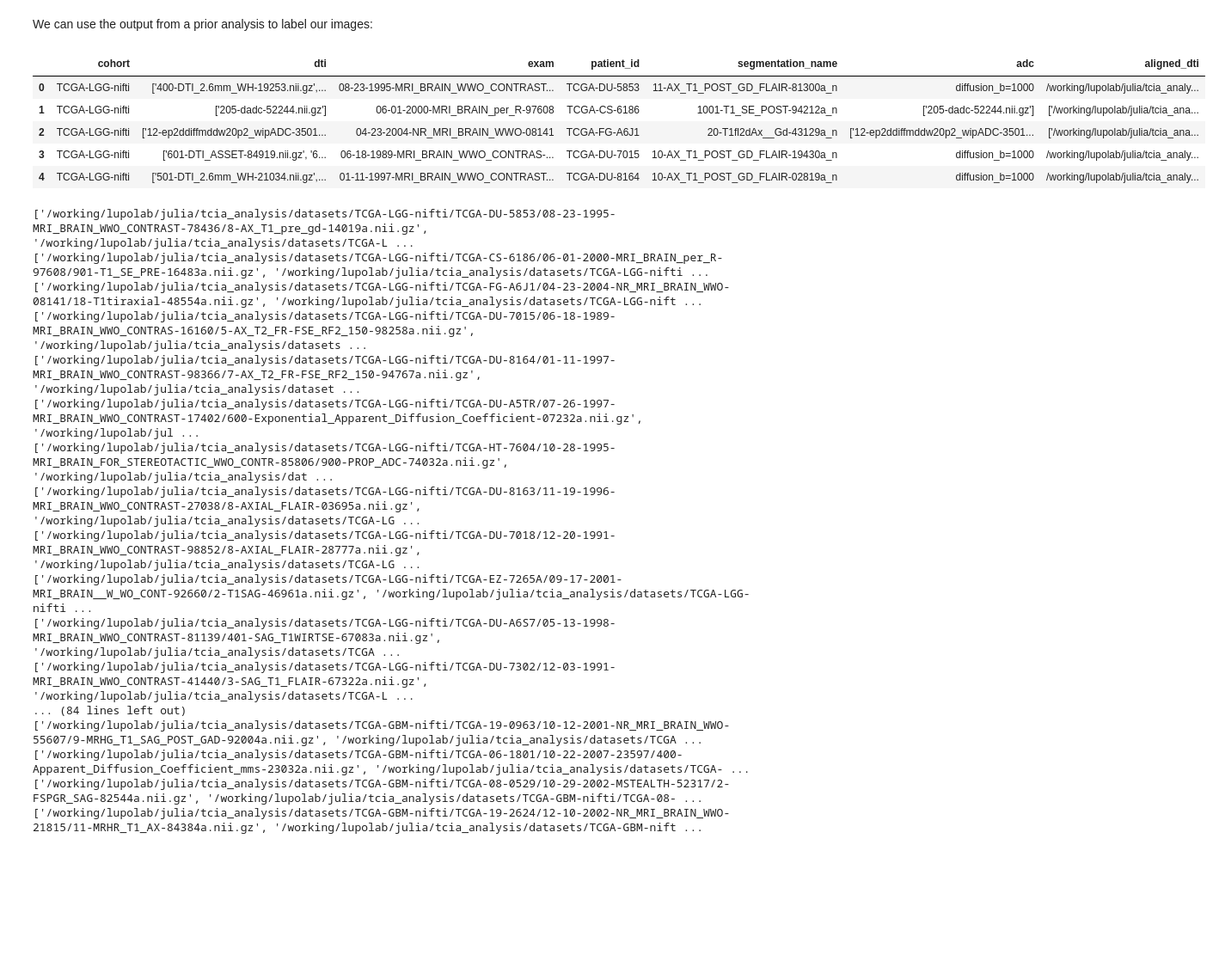
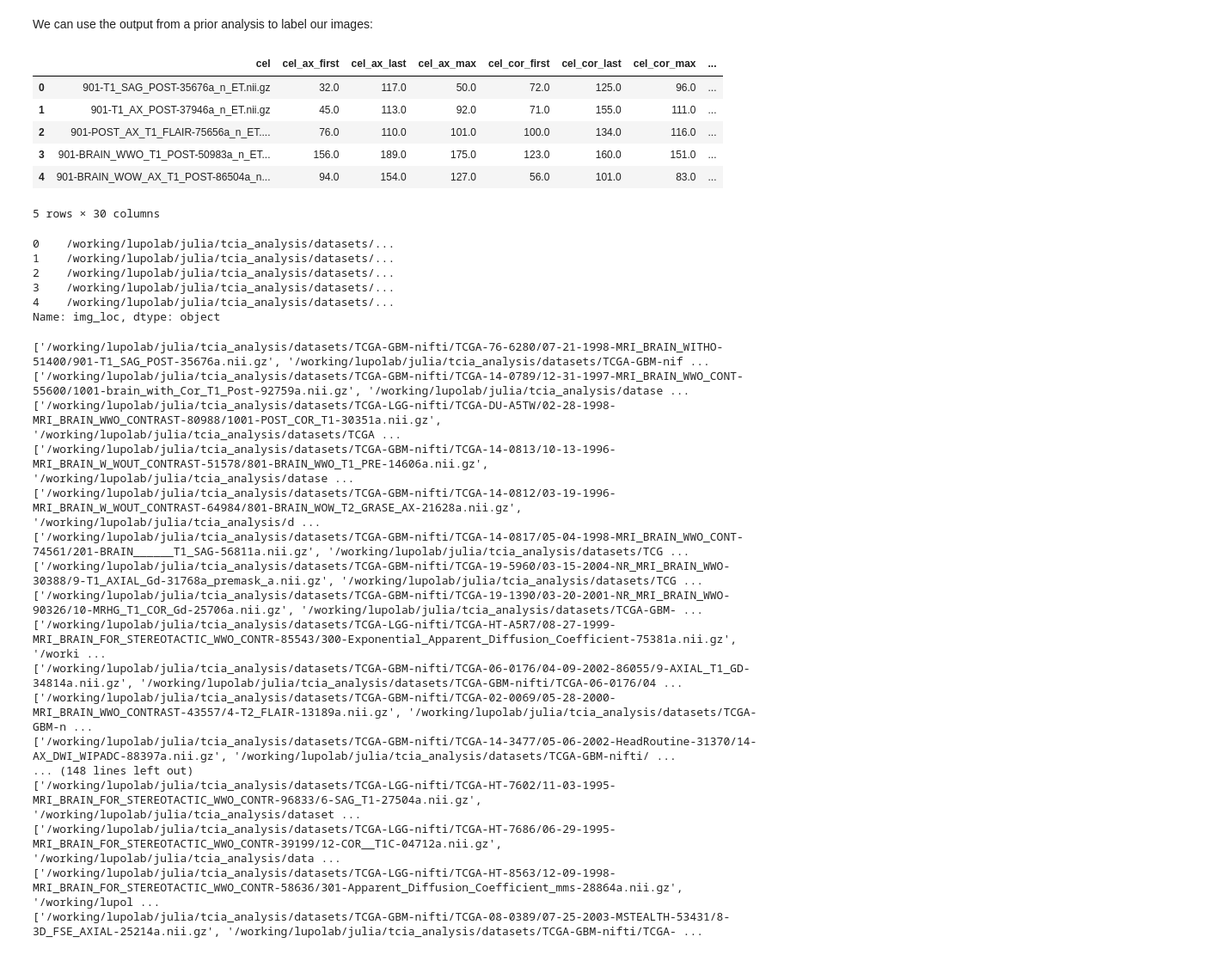
Before and after one commit to julclu/tcia_analysis, a Jupyter notebook: code/02_SkullStripCondensed.ipynb, the cells around one changed output. Shown at 86% size. Saved outputs shown, nothing was run; the diff lists cells and outputs as text; code cells hidden in the pictures; blank space fills up the shorter version.

```diff
--- a/code/02_SkullStripCondensed.ipynb
+++ b/code/02_SkullStripCondensed.ipynb
@@ -16,26 +16,33 @@ import pandas as pd
 # %% [markdown]
 We can use the output from a prior analysis to label our images:
 # %%
-PATH = Path('/working/lupolab/julia/tcia_analysis/')
+PATH = Path('/working/lupolab/julia/')
 # %%
-aligned_dti = pd.read_csv(Path(PATH, 'code', 'aligned_dti.csv'))
+tcia_for_who_subtype = pd.read_csv(Path(PATH, 'cnn_analysis/who_subtype/data/processed_csvs/qc_tcia1.csv'))
 # %%
-aligned_dti.head()
+tcia_for_who_subtype.head()
 # %% [output]
-|  | cohort | dti | exam | patient_id | segmentation_name | adc | aligned_dti |
-| 0 | TCGA-LGG-nifti | ['400-DTI_2.6mm_WH-19253.nii.gz',... | 08-23-1995-MRI_BRAIN_WWO_CONTRAST... | TCGA-DU-5853 | 11-AX_T1_POST_GD_FLAIR-81300a_n | diffusion_b=1000 | /working/lupolab/julia/tcia_analy... |
-| 1 | TCGA-LGG-nifti | ['205-dadc-52244.nii.gz'] | 06-01-2000-MRI_BRAIN_per_R-97608 | TCGA-CS-6186 | 1001-T1_SE_POST-94212a_n | ['205-dadc-52244.nii.gz'] | ['/working/lupolab/julia/tcia_ana... |
-| 2 | TCGA-LGG-nifti | ['12-ep2ddiffmddw20p2_wipADC-3501... | 04-23-2004-NR_MRI_BRAIN_WWO-08141 | TCGA-FG-A6J1 | 20-T1fl2dAx__Gd-43129a_n | ['12-ep2ddiffmddw20p2_wipADC-3501... | ['/working/lupolab/julia/tcia_ana... |
-| 3 | TCGA-LGG-nifti | ['601-DTI_ASSET-84919.nii.gz', '6... | 06-18-1989-MRI_BRAIN_WWO_CONTRAS-... | TCGA-DU-7015 | 10-AX_T1_POST_GD_FLAIR-19430a_n | diffusion_b=1000 | /working/lupolab/julia/tcia_analy... |
-| 4 | TCGA-LGG-nifti | ['501-DTI_2.6mm_WH-21034.nii.gz',... | 01-11-1997-MRI_BRAIN_WWO_CONTRAST... | TCGA-DU-8164 | 10-AX_T1_POST_GD_FLAIR-02819a_n | diffusion_b=1000 | /working/lupolab/julia/tcia_analy... |
+|  | cel | cel_ax_first | cel_ax_last | cel_ax_max | cel_cor_first | cel_cor_last | cel_cor_max | ... |
+| 0 | 901-T1_SAG_POST-35676a_n_ET.nii.gz | 32.0 | 117.0 | 50.0 | 72.0 | 125.0 | 96.0 | ... |
+| 1 | 901-T1_AX_POST-37946a_n_ET.nii.gz | 45.0 | 113.0 | 92.0 | 71.0 | 155.0 | 111.0 | ... |
+| 2 | 901-POST_AX_T1_FLAIR-75656a_n_ET.... | 76.0 | 110.0 | 101.0 | 100.0 | 134.0 | 116.0 | ... |
+| 3 | 901-BRAIN_WWO_T1_POST-50983a_n_ET... | 156.0 | 189.0 | 175.0 | 123.0 | 160.0 | 151.0 | ... |
+| 4 | 901-BRAIN_WOW_AX_T1_POST-86504a_n... | 94.0 | 154.0 | 127.0 | 56.0 | 101.0 | 83.0 | ... |
+5 rows × 30 columns
+# %%
+tcia_for_who_subtype.img_loc.head()
+# %% [output]
+0    /working/lupolab/julia/tcia_analysis/datasets/...
+1    /working/lupolab/julia/tcia_analysis/datasets/...
+2    /working/lupolab/julia/tcia_analysis/datasets/...
+3    /working/lupolab/julia/tcia_analysis/datasets/...
+4    /working/lupolab/julia/tcia_analysis/datasets/...
+Name: img_loc, dtype: object
 # %%
 commands_premask = []
 commands_skullstrip = []
-for idx, row in aligned_dti.iterrows():
-    cohort  = row['cohort']
-    patient = row['patient_id']
-    exam    = row['exam']
-    path_to_exam = Path(PATH, 'datasets', cohort, patient, exam)
+for idx, row in tcia_for_who_subtype.iterrows():
+    path_to_exam = row['img_loc']
 
     all_old_vols = glob.glob(str(path_to_exam)+'/*a.nii.gz')
     print(all_old_vols)
@@ -48,23 +55,23 @@ for idx, row in aligned_dti.iterrows():
         commands_premask.append(command_premask)
         commands_skullstrip.append(command_skullstrip)
 # %% [output]
-['/working/lupolab/julia/tcia_analysis/datasets/TCGA-LGG-nifti/TCGA-DU-5853/08-23-1995-MRI_BRAIN_WWO_CONTRAST-78436/8-AX_T1_pre_gd-14019a.nii.gz', '/working/lupolab/julia/tcia_analysis/datasets/TCGA-L ...
-['/working/lupolab/julia/tcia_analysis/datasets/TCGA-LGG-nifti/TCGA-CS-6186/06-01-2000-MRI_BRAIN_per_R-97608/901-T1_SE_PRE-16483a.nii.gz', '/working/lupolab/julia/tcia_analysis/datasets/TCGA-LGG-nifti ...
-['/working/lupolab/julia/tcia_analysis/datasets/TCGA-LGG-nifti/TCGA-FG-A6J1/04-23-2004-NR_MRI_BRAIN_WWO-08141/18-T1tiraxial-48554a.nii.gz', '/working/lupolab/julia/tcia_analysis/datasets/TCGA-LGG-nift ...
-['/working/lupolab/julia/tcia_analysis/datasets/TCGA-LGG-nifti/TCGA-DU-7015/06-18-1989-MRI_BRAIN_WWO_CONTRAS-16160/5-AX_T2_FR-FSE_RF2_150-98258a.nii.gz', '/working/lupolab/julia/tcia_analysis/datasets ...
-['/working/lupolab/julia/tcia_analysis/datasets/TCGA-LGG-nifti/TCGA-DU-8164/01-11-1997-MRI_BRAIN_WWO_CONTRAST-98366/7-AX_T2_FR-FSE_RF2_150-94767a.nii.gz', '/working/lupolab/julia/tcia_analysis/dataset ...
-['/working/lupolab/julia/tcia_analysis/datasets/TCGA-LGG-nifti/TCGA-DU-A5TR/07-26-1997-MRI_BRAIN_WWO_CONTRAST-17402/600-Exponential_Apparent_Diffusion_Coefficient-07232a.nii.gz', '/working/lupolab/jul ...
-['/working/lupolab/julia/tcia_analysis/datasets/TCGA-LGG-nifti/TCGA-HT-7604/10-28-1995-MRI_BRAIN_FOR_STEREOTACTIC_WWO_CONTR-85806/900-PROP_ADC-74032a.nii.gz', '/working/lupolab/julia/tcia_analysis/dat ...
-['/working/lupolab/julia/tcia_analysis/datasets/TCGA-LGG-nifti/TCGA-DU-8163/11-19-1996-MRI_BRAIN_WWO_CONTRAST-27038/8-AXIAL_FLAIR-03695a.nii.gz', '/working/lupolab/julia/tcia_analysis/datasets/TCGA-LG ...
-['/working/lupolab/julia/tcia_analysis/datasets/TCGA-LGG-nifti/TCGA-DU-7018/12-20-1991-MRI_BRAIN_WWO_CONTRAST-98852/8-AXIAL_FLAIR-28777a.nii.gz', '/working/lupolab/julia/tcia_analysis/datasets/TCGA-LG ...
-['/working/lupolab/julia/tcia_analysis/datasets/TCGA-LGG-nifti/TCGA-EZ-7265A/09-17-2001-MRI_BRAIN__W_WO_CONT-92660/2-T1SAG-46961a.nii.gz', '/working/lupolab/julia/tcia_analysis/datasets/TCGA-LGG-nifti ...
-['/working/lupolab/julia/tcia_analysis/datasets/TCGA-LGG-nifti/TCGA-DU-A6S7/05-13-1998-MRI_BRAIN_WWO_CONTRAST-81139/401-SAG_T1WIRTSE-67083a.nii.gz', '/working/lupolab/julia/tcia_analysis/datasets/TCGA ...
-['/working/lupolab/julia/tcia_analysis/datasets/TCGA-LGG-nifti/TCGA-DU-7302/12-03-1991-MRI_BRAIN_WWO_CONTRAST-41440/3-SAG_T1_FLAIR-67322a.nii.gz', '/working/lupolab/julia/tcia_analysis/datasets/TCGA-L ...
-... (84 lines left out)
-['/working/lupolab/julia/tcia_analysis/datasets/TCGA-GBM-nifti/TCGA-19-0963/10-12-2001-NR_MRI_BRAIN_WWO-55607/9-MRHG_T1_SAG_POST_GAD-92004a.nii.gz', '/working/lupolab/julia/tcia_analysis/datasets/TCGA ...
-['/working/lupolab/julia/tcia_analysis/datasets/TCGA-GBM-nifti/TCGA-06-1801/10-22-2007-23597/400-Apparent_Diffusion_Coefficient_mms-23032a.nii.gz', '/working/lupolab/julia/tcia_analysis/datasets/TCGA- ...
-['/working/lupolab/julia/tcia_analysis/datasets/TCGA-GBM-nifti/TCGA-08-0529/10-29-2002-MSTEALTH-52317/2-FSPGR_SAG-82544a.nii.gz', '/working/lupolab/julia/tcia_analysis/datasets/TCGA-GBM-nifti/TCGA-08- ...
-['/working/lupolab/julia/tcia_analysis/datasets/TCGA-GBM-nifti/TCGA-19-2624/12-10-2002-NR_MRI_BRAIN_WWO-21815/11-MRHR_T1_AX-84384a.nii.gz', '/working/lupolab/julia/tcia_analysis/datasets/TCGA-GBM-nift ...
+['/working/lupolab/julia/tcia_analysis/datasets/TCGA-GBM-nifti/TCGA-76-6280/07-21-1998-MRI_BRAIN_WITHO-51400/901-T1_SAG_POST-35676a.nii.gz', '/working/lupolab/julia/tcia_analysis/datasets/TCGA-GBM-nif ...
+['/working/lupolab/julia/tcia_analysis/datasets/TCGA-GBM-nifti/TCGA-14-0789/12-31-1997-MRI_BRAIN_WWO_CONT-55600/1001-brain_with_Cor_T1_Post-92759a.nii.gz', '/working/lupolab/julia/tcia_analysis/datase ...
+['/working/lupolab/julia/tcia_analysis/datasets/TCGA-LGG-nifti/TCGA-DU-A5TW/02-28-1998-MRI_BRAIN_WWO_CONTRAST-80988/1001-POST_COR_T1-30351a.nii.gz', '/working/lupolab/julia/tcia_analysis/datasets/TCGA ...
+['/working/lupolab/julia/tcia_analysis/datasets/TCGA-GBM-nifti/TCGA-14-0813/10-13-1996-MRI_BRAIN_W_WOUT_CONTRAST-51578/801-BRAIN_WWO_T1_PRE-14606a.nii.gz', '/working/lupolab/julia/tcia_analysis/datase ...
+['/working/lupolab/julia/tcia_analysis/datasets/TCGA-GBM-nifti/TCGA-14-0812/03-19-1996-MRI_BRAIN_W_WOUT_CONTRAST-64984/801-BRAIN_WOW_T2_GRASE_AX-21628a.nii.gz', '/working/lupolab/julia/tcia_analysis/d ...
+['/working/lupolab/julia/tcia_analysis/datasets/TCGA-GBM-nifti/TCGA-14-0817/05-04-1998-MRI_BRAIN_WWO_CONT-74561/201-BRAIN______T1_SAG-56811a.nii.gz', '/working/lupolab/julia/tcia_analysis/datasets/TCG ...
+['/working/lupolab/julia/tcia_analysis/datasets/TCGA-GBM-nifti/TCGA-19-5960/03-15-2004-NR_MRI_BRAIN_WWO-30388/9-T1_AXIAL_Gd-31768a_premask_a.nii.gz', '/working/lupolab/julia/tcia_analysis/datasets/TCG ...
+['/working/lupolab/julia/tcia_analysis/datasets/TCGA-GBM-nifti/TCGA-19-1390/03-20-2001-NR_MRI_BRAIN_WWO-90326/10-MRHG_T1_COR_Gd-25706a.nii.gz', '/working/lupolab/julia/tcia_analysis/datasets/TCGA-GBM- ...
+['/working/lupolab/julia/tcia_analysis/datasets/TCGA-LGG-nifti/TCGA-HT-A5R7/08-27-1999-MRI_BRAIN_FOR_STEREOTACTIC_WWO_CONTR-85543/300-Exponential_Apparent_Diffusion_Coefficient-75381a.nii.gz', '/worki ...
+['/working/lupolab/julia/tcia_analysis/datasets/TCGA-GBM-nifti/TCGA-06-0176/04-09-2002-86055/9-AXIAL_T1_GD-34814a.nii.gz', '/working/lupolab/julia/tcia_analysis/datasets/TCGA-GBM-nifti/TCGA-06-0176/04 ...
+['/working/lupolab/julia/tcia_analysis/datasets/TCGA-GBM-nifti/TCGA-02-0069/05-28-2000-MRI_BRAIN_WWO_CONTRAST-43557/4-T2_FLAIR-13189a.nii.gz', '/working/lupolab/julia/tcia_analysis/datasets/TCGA-GBM-n ...
+['/working/lupolab/julia/tcia_analysis/datasets/TCGA-GBM-nifti/TCGA-14-3477/05-06-2002-HeadRoutine-31370/14-AX_DWI_WIPADC-88397a.nii.gz', '/working/lupolab/julia/tcia_analysis/datasets/TCGA-GBM-nifti/ ...
+... (148 lines left out)
+['/working/lupolab/julia/tcia_analysis/datasets/TCGA-LGG-nifti/TCGA-HT-7602/11-03-1995-MRI_BRAIN_FOR_STEREOTACTIC_WWO_CONTR-96833/6-SAG_T1-27504a.nii.gz', '/working/lupolab/julia/tcia_analysis/dataset ...
+['/working/lupolab/julia/tcia_analysis/datasets/TCGA-LGG-nifti/TCGA-HT-7686/06-29-1995-MRI_BRAIN_FOR_STEREOTACTIC_WWO_CONTR-39199/12-COR__T1C-04712a.nii.gz', '/working/lupolab/julia/tcia_analysis/data ...
+['/working/lupolab/julia/tcia_analysis/datasets/TCGA-LGG-nifti/TCGA-HT-8563/12-09-1998-MRI_BRAIN_FOR_STEREOTACTIC_WWO_CONTR-58636/301-Apparent_Diffusion_Coefficient_mms-28864a.nii.gz', '/working/lupol ...
+['/working/lupolab/julia/tcia_analysis/datasets/TCGA-GBM-nifti/TCGA-08-0389/07-25-2003-MSTEALTH-53431/8-3D_FSE_AXIAL-25214a.nii.gz', '/working/lupolab/julia/tcia_analysis/datasets/TCGA-GBM-nifti/TCGA- ...
 # %%
 commands_premask
 # %% [output]
```
Also changed, not shown: parts of 2 cells of this notebook, 10 other files.
